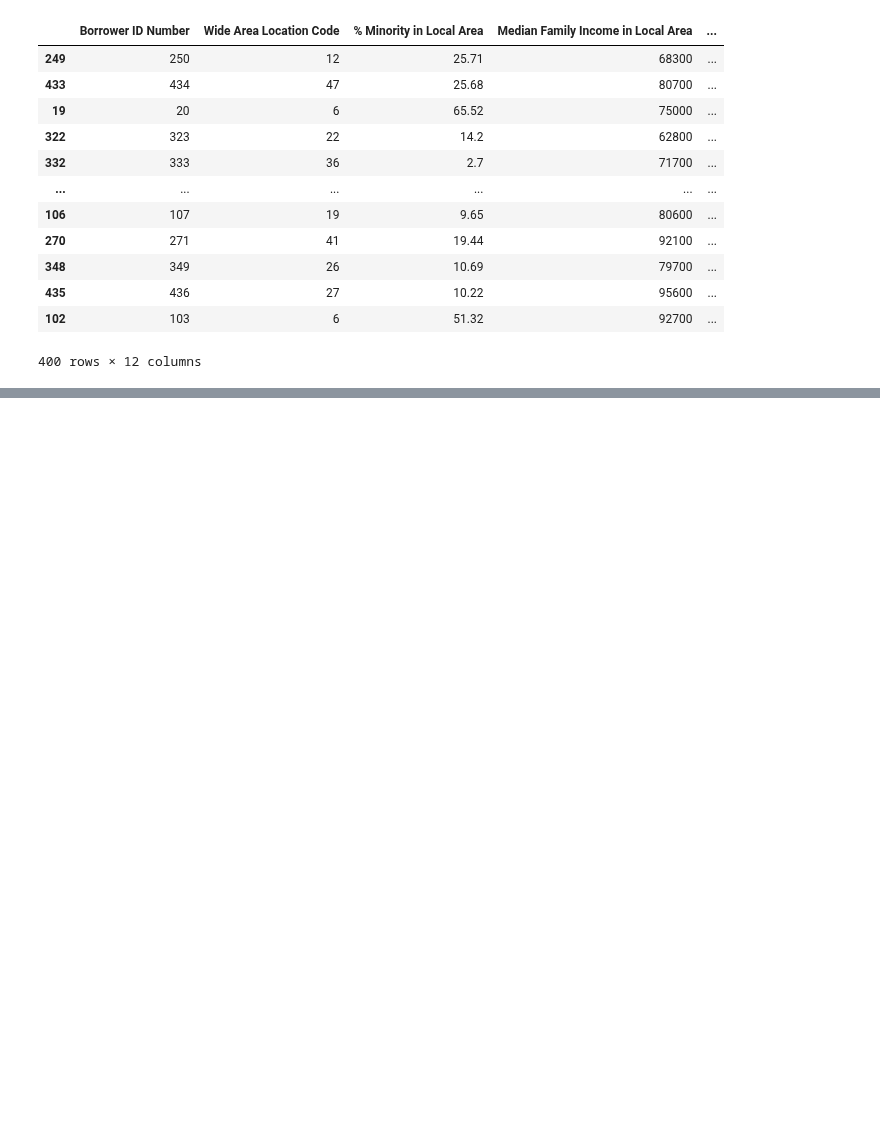
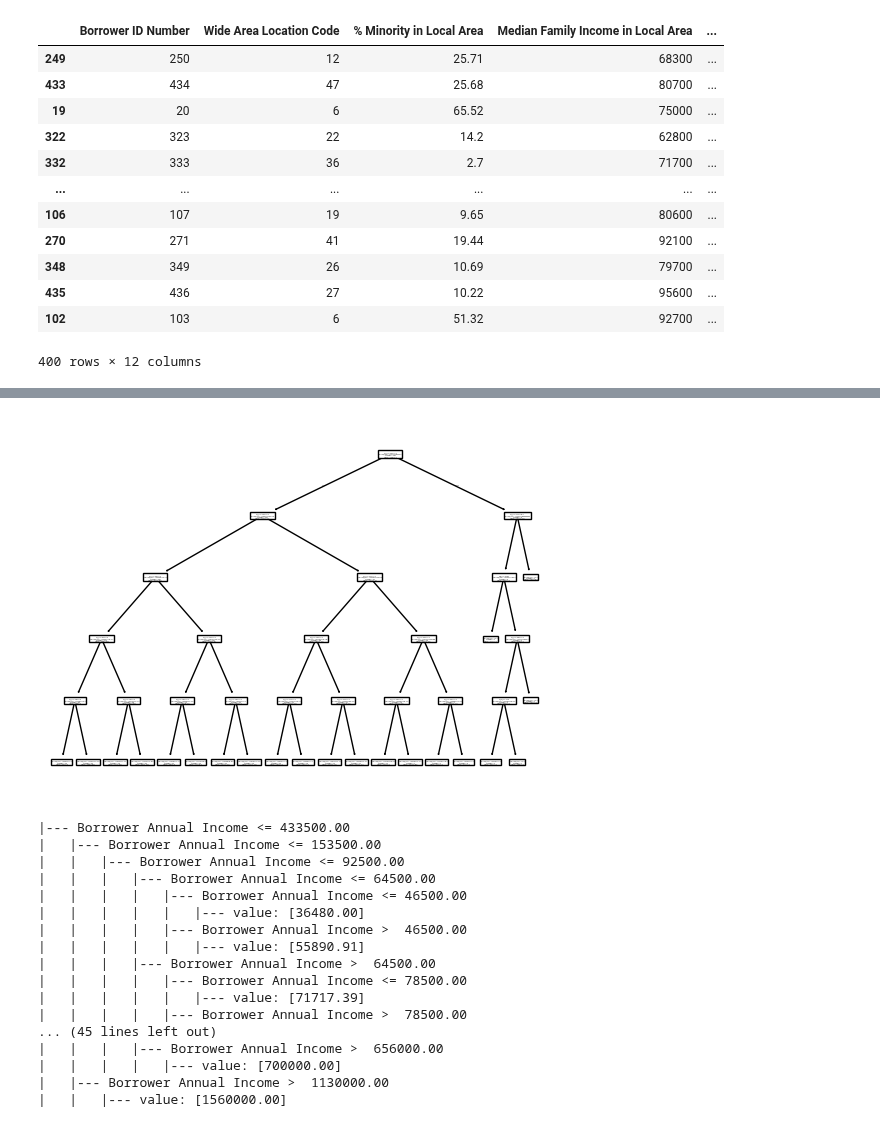
Before and after one commit to KunalNeon/CommBank, a Jupyter notebook: dataSet.ipynb, the cells around one changed output, grey strips where cells are left out. Saved outputs shown, nothing was run; the diff lists cells and outputs as text; code cells hidden in the pictures; blank space fills up the shorter version.

```diff
--- a/dataSet.ipynb
+++ b/dataSet.ipynb
@@ -425,0 +516,40 @@ X_train
+# %%
+from sklearn.tree import DecisionTreeRegressor, plot_tree
+from sklearn.model_selection import train_test_split
+from sklearn.metrics import mean_squared_error, r2_score
+X=dataSet.drop(["Age of Borrower"], axis=1)
+y=dataSet["Borrower Annual Income"]
+
+X_train,X_test, y_train, y_test=train_test_split(X,y, test_size=0.2, random_state=42)
+
+model = DecisionTreeRegressor(
+    criterion='squared_error',
+    max_depth=5,
+    random_state=42
+)
+
+
+model.fit(X_train, y_train)
+plot_tree(model)
+myplot.show()
+rules=export_text(model, feature_names=X_train.columns)
+print(rules)
+# %% [output]
+[figure, added]
+|--- Borrower Annual Income <= 433500.00
+|   |--- Borrower Annual Income <= 153500.00
+|   |   |--- Borrower Annual Income <= 92500.00
+|   |   |   |--- Borrower Annual Income <= 64500.00
+|   |   |   |   |--- Borrower Annual Income <= 46500.00
+|   |   |   |   |   |--- value: [36480.00]
+|   |   |   |   |--- Borrower Annual Income >  46500.00
+|   |   |   |   |   |--- value: [55890.91]
+|   |   |   |--- Borrower Annual Income >  64500.00
+|   |   |   |   |--- Borrower Annual Income <= 78500.00
+|   |   |   |   |   |--- value: [71717.39]
+|   |   |   |   |--- Borrower Annual Income >  78500.00
+... (45 lines left out)
+|   |   |   |--- Borrower Annual Income >  656000.00
+|   |   |   |   |--- value: [700000.00]
+|   |--- Borrower Annual Income >  1130000.00
+|   |   |--- value: [1560000.00]
```
Also changed, not shown: parts of 3 cells of this notebook.
